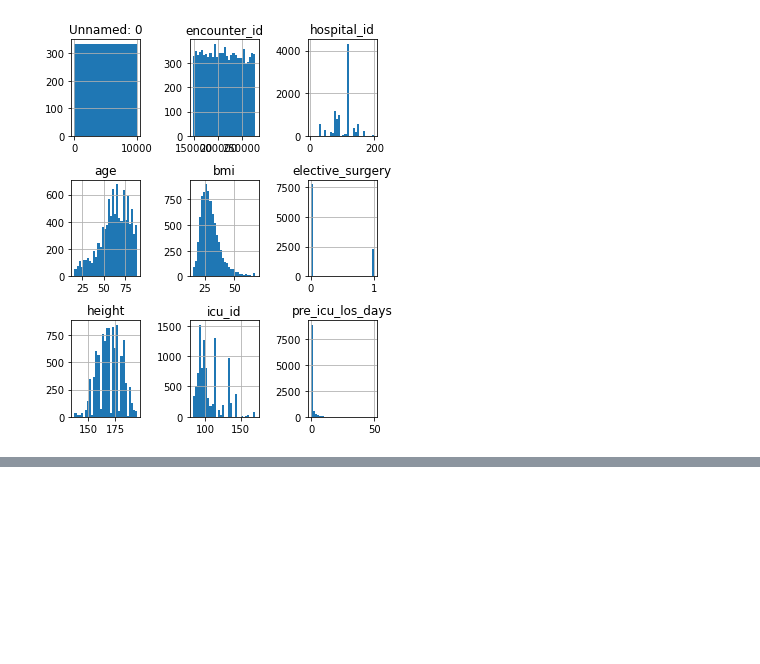
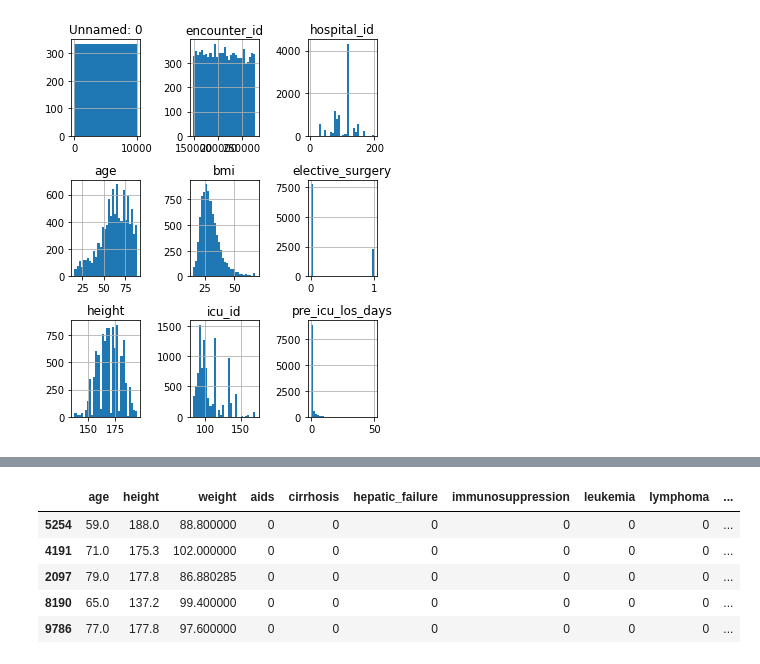
Before and after one commit to lalvarezpoli/DS_HW3, a Jupyter notebook: Notebooks/Notebook_q7.ipynb, the cells around one changed output, grey strips where cells are left out. Cells and saved outputs as stored; diff of their text form; code cells hidden in the pictures; blank space fills up the shorter version.

```diff
--- a/Notebooks/Exercise_6.ipynb
+++ b/Notebooks/Notebook_q7.ipynb
@@ -33,0 +69,10 @@ histograms
+# %%
+# Display first 5 rows for test_set plus predictions (prediction in last column)
+test_predict_set.head(5)
+# %% [output]
+|  | age | height | weight | aids | cirrhosis | hepatic_failure | immunosuppression | leukemia | lymphoma | ... |
+| 5254 | 59.0 | 188.0 | 88.800000 | 0 | 0 | 0 | 0 | 0 | 0 | ... |
+| 4191 | 71.0 | 175.3 | 102.000000 | 0 | 0 | 0 | 0 | 0 | 0 | ... |
+| 2097 | 79.0 | 177.8 | 86.880285 | 0 | 0 | 0 | 0 | 0 | 0 | ... |
+| 8190 | 65.0 | 137.2 | 99.400000 | 0 | 0 | 0 | 0 | 0 | 0 | ... |
+| 9786 | 77.0 | 177.8 | 97.600000 | 0 | 0 | 0 | 0 | 0 | 0 | ... |
```
Also changed, not shown: parts of 12 cells of this notebook, 9 other files.
